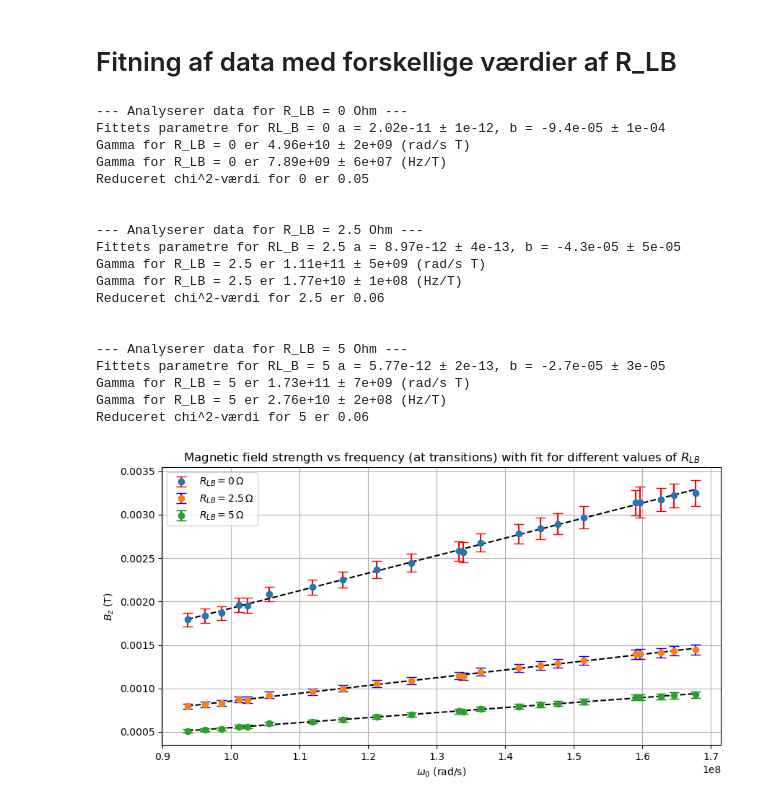
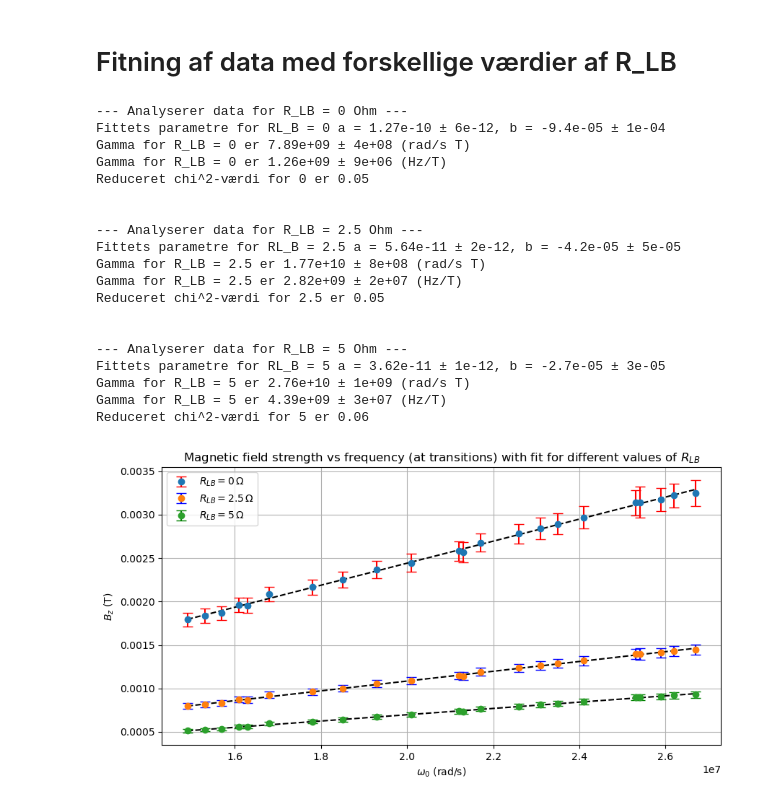
Before and after one commit to Focus9752/Kvant2-lab, a Jupyter notebook: dataanalyse.ipynb, the cells around one changed output. Drawn from its saved outputs; the diff is of its cells as text; code cells hidden in the pictures.

```diff
--- a/dataanalyse.ipynb
+++ b/dataanalyse.ipynb
@@ -24,7 +24,7 @@ def current_error(V, R_LB, R_HH, sigma_V, sigma_R_HH):
     """
     Returnerer usikkerhed på strømmen jvf. ophobningsloven.
     """
-    return np.sqrt( (sigma_V**2)/(R_LB + R_HH)**2 + (V * sigma_R_HH)**2/(R_LB + R_HH)**4 )
+    return np.sqrt( (sigma_V**2)/(R_LB**2 + R_HH**2) + (V * R_HH * sigma_R_HH)**2/(R_LB**2 + R_HH**2)**3 )
 # %%
 def current_to_magnetic_field(I, mu_0, n, d):
     """
@@ -116,7 +116,7 @@ mu_0 = 1.2566 * 10 **(-6) # N/A^2
 # Indeholder alle frekvenserne vi har målt ved i MHz
 frequency_list = [14.9, 15.3, 15.7, 16.1, 16.3, 16.8, 17.8, 18.5, 19.3, 20.1, 21.2, 21.3, 21.7, 22.6, 23.1, 23.5, 24.1, 25.3, 25.4, 25.9, 26.2, 26.7]
 
-frequency_list_HZ = np.array(frequency_list) * 10**6 *2*np.pi # Konverter frekvenser i MHz til vinkelfrekvenser i rad/s
+frequency_list_HZ = np.array(frequency_list) * 10**6  # Konverter MHz til Hz
 
 # En liste med alle filnavne i formatet xx MHz.csv
 file_list = [f"CSV_data/{str(freq)} MHz.csv" for freq in frequency_list]
@@ -225,41 +225,41 @@ def main(file_list, R_LB=5, R_HH=2, sigma_R_HH=0.001, n=122, sigma_n=2, d=0.3, s
 
 # Værdier for forskellige værdier af R_LB
 res_0 = main(file_list, R_LB=0, R_HH=2, sigma_R_HH=0.001, n=124, sigma_n=2, d=0.3, sigma_d=0.01)
 res_2_5 = main(file_list, R_LB=2.5, R_HH=2, sigma_R_HH=0.001, n=124, sigma_n=2, d=0.3, sigma_d=0.01)
 res_5 = main(file_list, R_LB=5, R_HH=2, sigma_R_HH=0.001, n=124, sigma_n=2, d=0.3, sigma_d=0.01)
 
 # Plotting af resultaterne for forskellige værdier af R_LB
 plt.figure(figsize=(10, 5))
 plt.errorbar(frequency_list_HZ, res_0["HH_B_averages"], yerr=res_0["HH_B_errors"], fmt='o', label=r'$R_{LB} = 0 \, \Omega$', capsize=5, ecolor='red')
 plt.errorbar(frequency_list_HZ, res_2_5["HH_B_averages"], yerr=res_2_5["HH_B_errors"], fmt='o', label=r'$R_{LB} = 2.5 \, \Omega$', capsize=5, ecolor='blue')
 plt.errorbar(frequency_list_HZ, res_5["HH_B_averages"], yerr=res_5["HH_B_errors"], fmt='o', label=r'$R_{LB} = 5 \, \Omega$', capsize=5, ecolor='green')
 plt.plot(frequency_list_HZ, lin_func(np.array(frequency_list_HZ), *res_0["popt"]), color="black", linestyle="dashed")
 plt.plot(frequency_list_HZ, lin_func(np.array(frequency_list_HZ), *res_2_5["popt"]), color="black", linestyle="dashed")
 plt.plot(frequency_list_HZ, lin_func(np.array(frequency_list_HZ), *res_5["popt"]), color="black", linestyle="dashed")
 plt.xlabel(r'$\omega_0$ (rad/s)')
 plt.ylabel(r'$B_z$ (T)')
 plt.title(r'Magnetic field strength vs frequency (at transitions) with fit for different values of $R_{LB}$')
 plt.grid()
 plt.legend()
 plt.show()
 # %% [output]
 --- Analyserer data for R_LB = 0 Ohm ---
-Fittets parametre for RL_B = 0 a = 2.02e-11 ± 1e-12, b = -9.4e-05 ± 1e-04
-Gamma for R_LB = 0 er 4.96e+10 ± 2e+09 (rad/s T)
-Gamma for R_LB = 0 er 7.89e+09 ± 6e+07 (Hz/T)
+Fittets parametre for RL_B = 0 a = 1.27e-10 ± 6e-12, b = -9.4e-05 ± 1e-04
+Gamma for R_LB = 0 er 7.89e+09 ± 4e+08 (rad/s T)
+Gamma for R_LB = 0 er 1.26e+09 ± 9e+06 (Hz/T)
 Reduceret chi^2-værdi for 0 er 0.05
 
 
 --- Analyserer data for R_LB = 2.5 Ohm ---
-Fittets parametre for RL_B = 2.5 a = 8.97e-12 ± 4e-13, b = -4.3e-05 ± 5e-05
-Gamma for R_LB = 2.5 er 1.11e+11 ± 5e+09 (rad/s T)
-Gamma for R_LB = 2.5 er 1.77e+10 ± 1e+08 (Hz/T)
-Reduceret chi^2-værdi for 2.5 er 0.06
+Fittets parametre for RL_B = 2.5 a = 5.64e-11 ± 2e-12, b = -4.2e-05 ± 5e-05
+Gamma for R_LB = 2.5 er 1.77e+10 ± 8e+08 (rad/s T)
+Gamma for R_LB = 2.5 er 2.82e+09 ± 2e+07 (Hz/T)
+Reduceret chi^2-værdi for 2.5 er 0.05
 
 
 --- Analyserer data for R_LB = 5 Ohm ---
-Fittets parametre for RL_B = 5 a = 5.77e-12 ± 2e-13, b = -2.7e-05 ± 3e-05
-Gamma for R_LB = 5 er 1.73e+11 ± 7e+09 (rad/s T)
-Gamma for R_LB = 5 er 2.76e+10 ± 2e+08 (Hz/T)
+Fittets parametre for RL_B = 5 a = 3.62e-11 ± 1e-12, b = -2.7e-05 ± 3e-05
+Gamma for R_LB = 5 er 2.76e+10 ± 1e+09 (rad/s T)
+Gamma for R_LB = 5 er 4.39e+09 ± 3e+07 (Hz/T)
 Reduceret chi^2-værdi for 5 er 0.06
-[figure, old version]
+[figure, new version]
```
Also changed, not shown: 1 other file.
